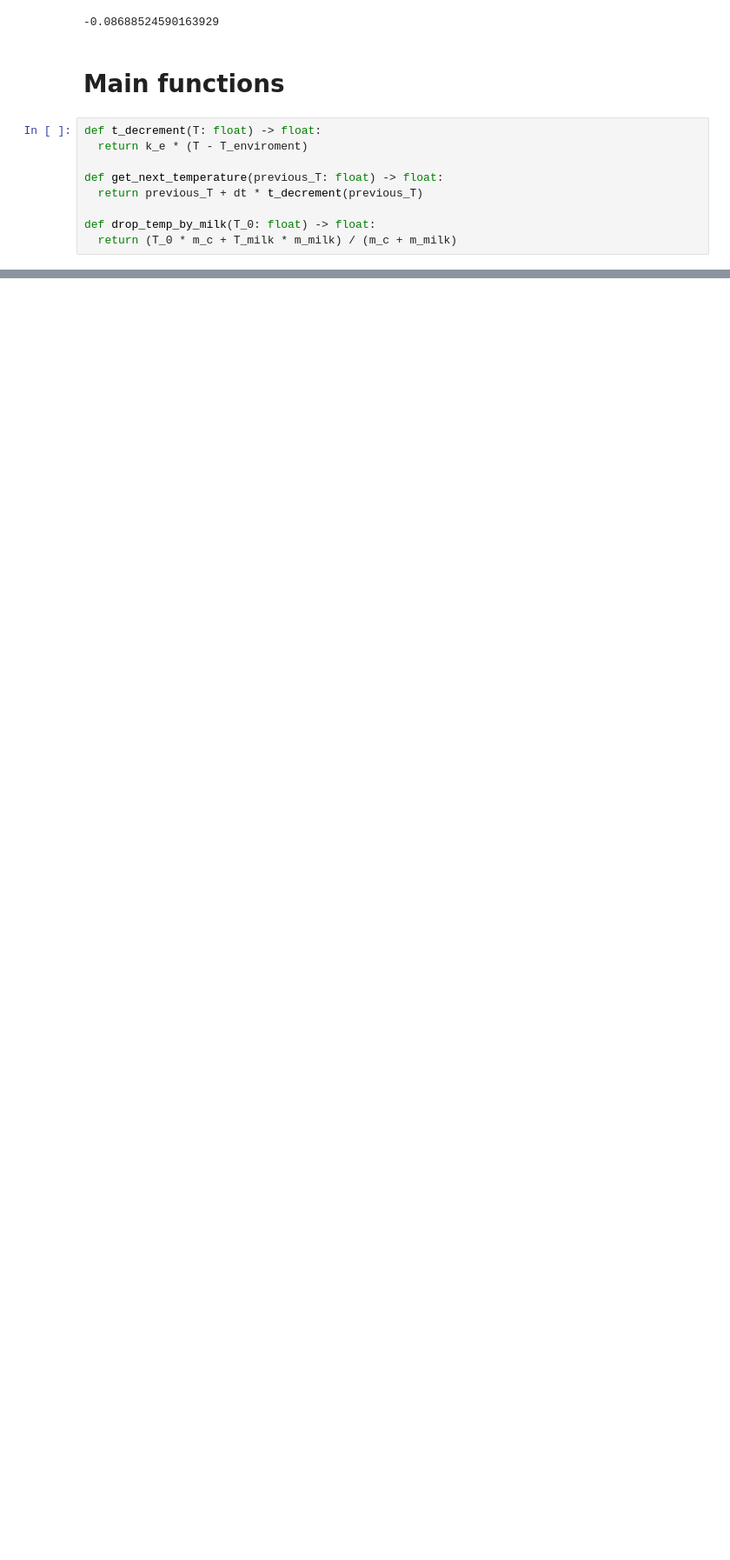
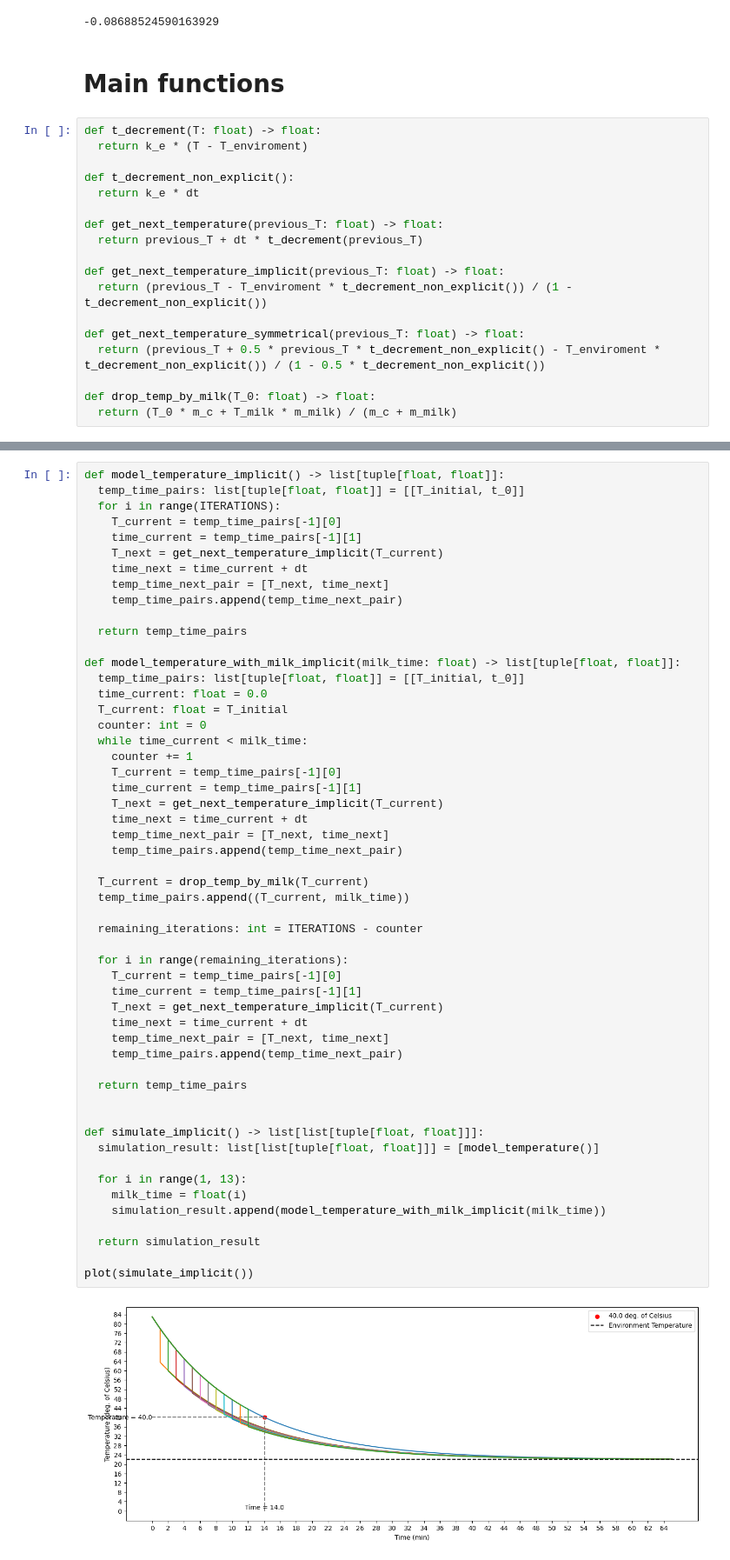
Before and after one commit to GrindelfP/system-modelling, a Jupyter notebook: cup-of-coffee/cupofcoffe.ipynb, the cells around one changed output, grey strips where cells are left out. Shown at 87% size. Cells and saved outputs as stored; diff of their text form; blank space fills up the shorter version.

```diff
--- a/cup-of-coffee/cupofcoffe.ipynb
+++ b/cup-of-coffee/cupofcoffe.ipynb
@@ -50,8 +50,17 @@ print(k_e)
 def t_decrement(T: float) -> float:
   return k_e * (T - T_enviroment)
 
+def t_decrement_non_explicit():
+  return k_e * dt
+
 def get_next_temperature(previous_T: float) -> float:
   return previous_T + dt * t_decrement(previous_T)
 
+def get_next_temperature_implicit(previous_T: float) -> float:
+  return (previous_T - T_enviroment * t_decrement_non_explicit()) / (1 - t_decrement_non_explicit())
+
+def get_next_temperature_symmetrical(previous_T: float) -> float:
+  return (previous_T + 0.5 * previous_T * t_decrement_non_explicit() - T_enviroment * t_decrement_non_explicit()) / (1 - 0.5 * t_decrement_non_explicit())
+
 def drop_temp_by_milk(T_0: float) -> float:
   return (T_0 * m_c + T_milk * m_milk) / (m_c + m_milk)
@@ -158,0 +166,55 @@ plt.show()
+# %%
+def model_temperature_implicit() -> list[tuple[float, float]]:
+  temp_time_pairs: list[tuple[float, float]] = [[T_initial, t_0]]
+  for i in range(ITERATIONS):
+    T_current = temp_time_pairs[-1][0]
+    time_current = temp_time_pairs[-1][1]
+    T_next = get_next_temperature_implicit(T_current)
+    time_next = time_current + dt
+    temp_time_next_pair = [T_next, time_next]
+    temp_time_pairs.append(temp_time_next_pair)
+
+  return temp_time_pairs
+
+def model_temperature_with_milk_implicit(milk_time: float) -> list[tuple[float, float]]:
+  temp_time_pairs: list[tuple[float, float]] = [[T_initial, t_0]]
+  time_current: float = 0.0
+  T_current: float = T_initial
+  counter: int = 0
+  while time_current < milk_time:
+    counter += 1
+    T_current = temp_time_pairs[-1][0]
+    time_current = temp_time_pairs[-1][1]
+    T_next = get_next_temperature_implicit(T_current)
+    time_next = time_current + dt
+    temp_time_next_pair = [T_next, time_next]
+    temp_time_pairs.append(temp_time_next_pair)
+
+  T_current = drop_temp_by_milk(T_current)
+  temp_time_pairs.append((T_current, milk_time))
+
+  remaining_iterations: int = ITERATIONS - counter
+
+  for i in range(remaining_iterations):
+    T_current = temp_time_pairs[-1][0]
+    time_current = temp_time_pairs[-1][1]
+    T_next = get_next_temperature_implicit(T_current)
+    time_next = time_current + dt
+    temp_time_next_pair = [T_next, time_next]
+    temp_time_pairs.append(temp_time_next_pair)
+
+  return temp_time_pairs
+
+
+def simulate_implicit() -> list[list[tuple[float, float]]]:
+  simulation_result: list[list[tuple[float, float]]] = [model_temperature()]
+
+  for i in range(1, 13):
+    milk_time = float(i)
+    simulation_result.append(model_temperature_with_milk_implicit(milk_time))
+
+  return simulation_result
+
+plot(simulate_implicit())
+# %% [output]
+[figure, added]
```
Also changed, not shown: parts of 10 cells of this notebook, 2 other files.
